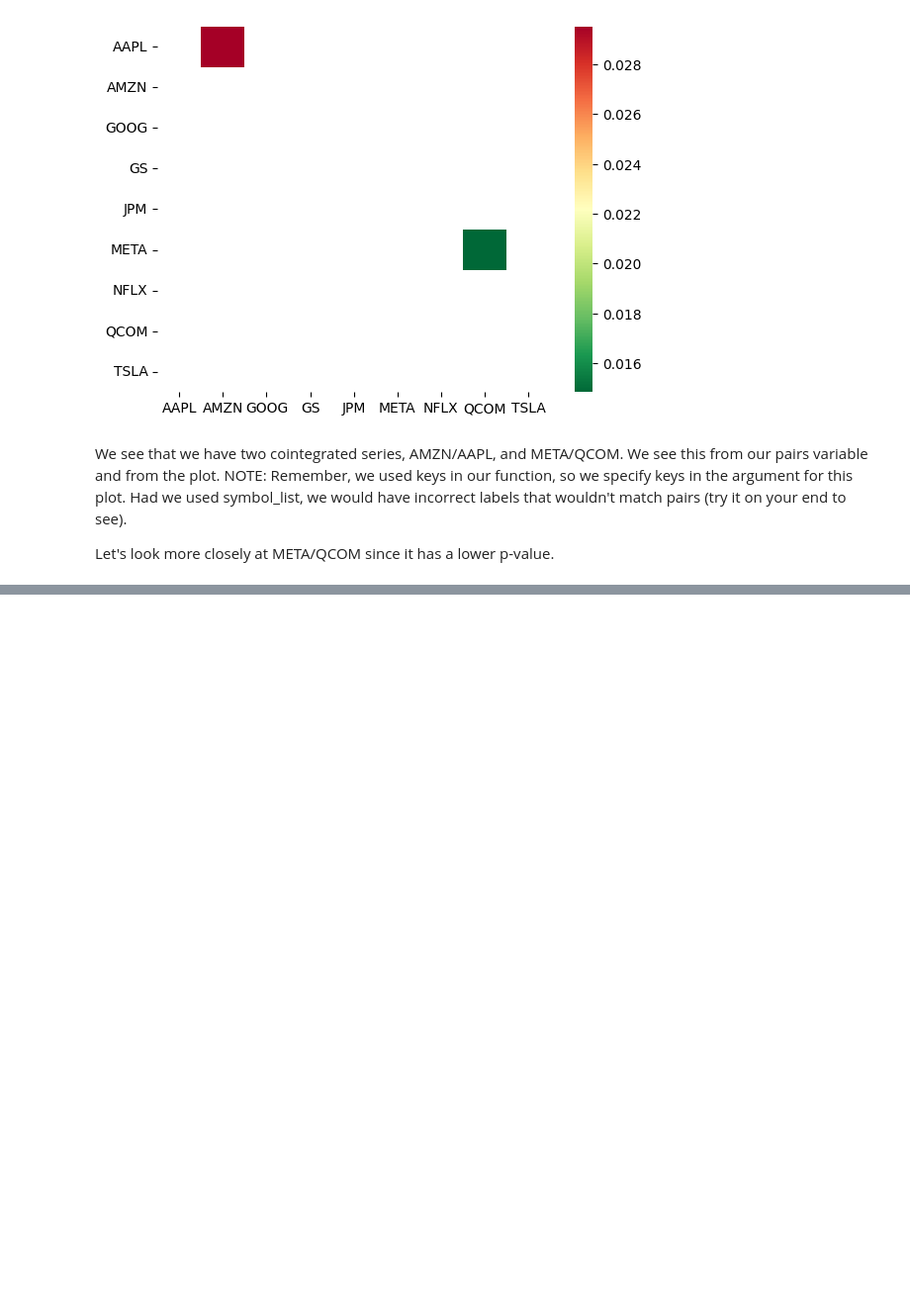
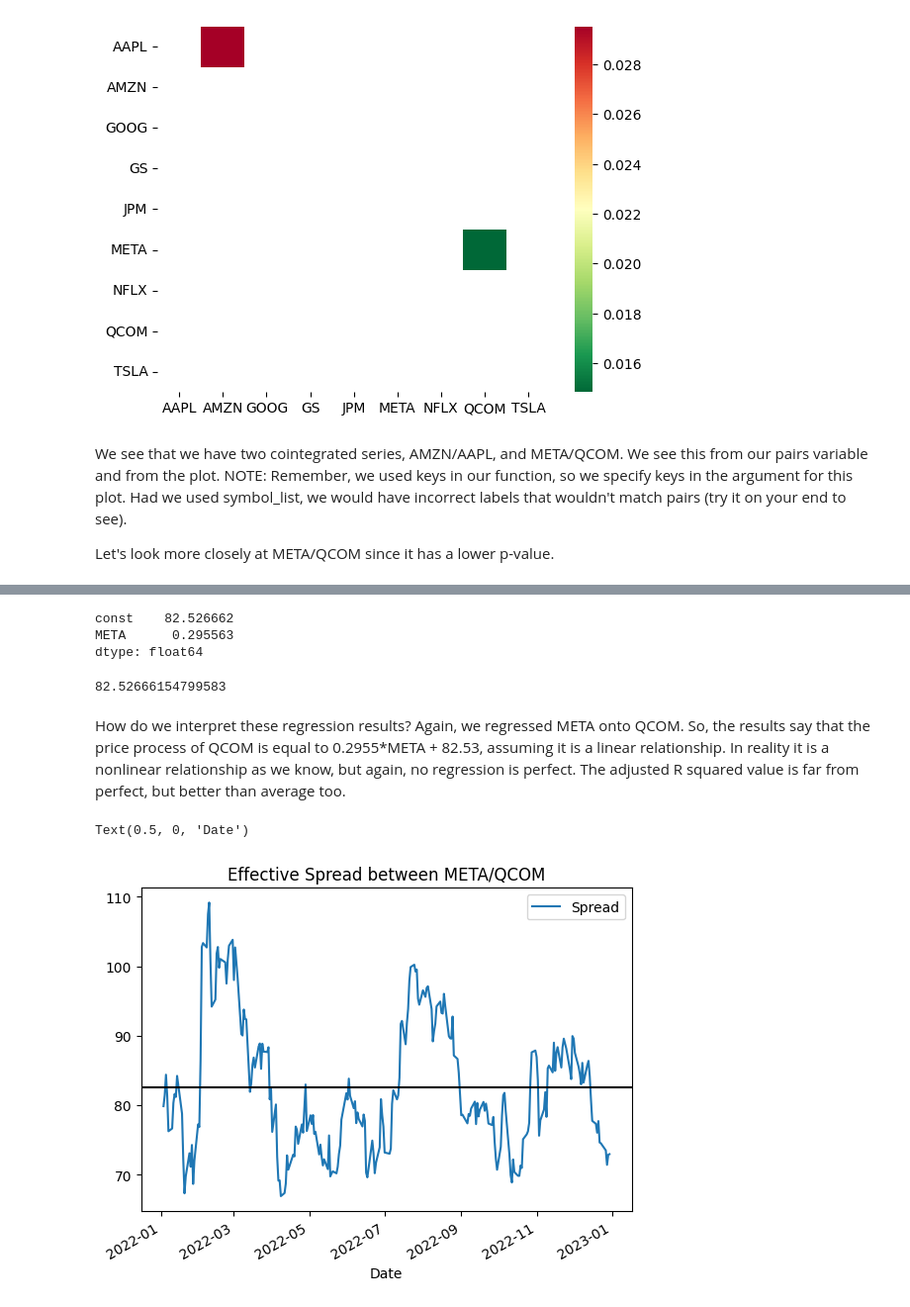
Before and after one commit to at672/CS-Backtesting, a Jupyter notebook: Pairs_Trading.ipynb, the cells around one changed output, grey strips where cells are left out. Shown: that part at 99% size. Drawn from its saved outputs; the diff is of its cells as text; code cells hidden in the pictures; blank space fills up the shorter version.

```diff
--- a/Pairs_Trading.ipynb
+++ b/Pairs_Trading.ipynb
@@ -95,3 +95,14 @@ print(pairs)
 We see that we have two cointegrated series, AMZN/AAPL, and META/QCOM. We see this from our pairs variable and from the plot. NOTE: Remember, we used keys in our function, so we specify keys in the argument for this plot. Had we used symbol_list, we would have incorrect labels that wouldn't match pairs (try it on your end to see).
 
 Let's look more closely at META/QCOM since it has a lower p-value.
+# %%
+# Run a linear regression
+S1 = data.META
+S2 = data.QCOM
+
+#S1 = sm.add_constant(S1)
+#convention: the first stock is independent, the second stock is dependent
+results = sm.OLS(S2, sm.add_constant(S1)).fit()
+
+## SEE: https://www.statsmodels.org/stable/generated/statsmodels.regression.linear_model.RegressionResults.html#statsmodels.regression.linear_model.RegressionResults
+results.summary()
@@ -97,0 +129,22 @@ Let's look more closely at META/QCOM since it has a lower p-value.
+# %%
+print(results.params)
+# %% [output]
+const    82.526662
+META      0.295563
+dtype: float64
+82.52666154799583
+# %% [markdown]
+How do we interpret these regression results? Again, we regressed META onto QCOM. So, the results say that the price process of QCOM is equal to 0.2955*META + 82.53, assuming it is a linear relationship. In reality it is a nonlinear relationship as we know, but again, no regression is perfect. The adjusted R squared value is far from perfect, but better than average too.
+# %%
+#S1 = S1.META
+b = results.params['META']
+spread = S2 - b * S1
+spread.plot()
+#Note that due to the properties of regression, spread.mean() is equal to the constant value from our regression results, about 82.53
+plt.axhline(spread.mean(), color='black')
+plt.legend(['Spread'])
+plt.title('Effective Spread between META/QCOM')
+plt.xlabel('Date')
+# %% [output]
+Text(0.5, 0, 'Date')
+[figure, added]
```
Also changed, not shown: parts of 11 cells of this notebook.
